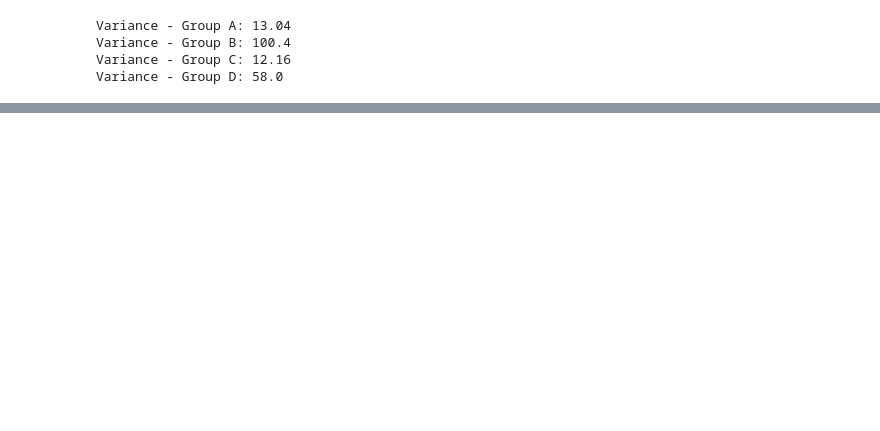
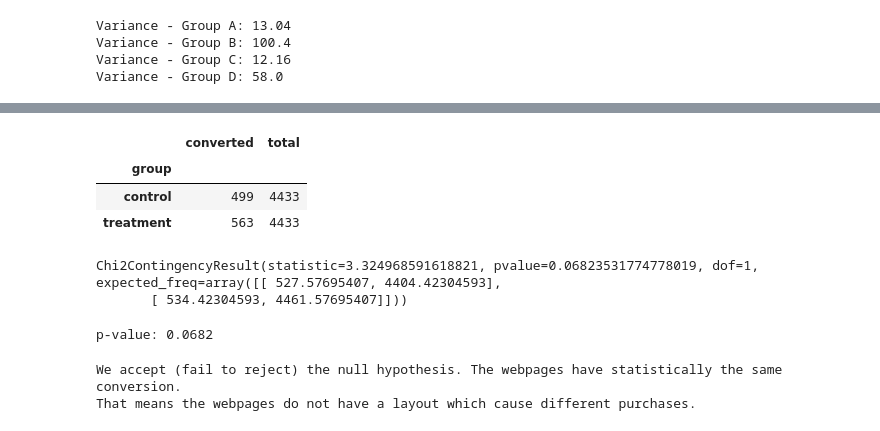
Before and after one commit to lucasquemelli/a-b_testing, a Jupyter notebook: ab_testing.ipynb, the cells around one changed output, grey strips where cells are left out. Saved outputs shown, nothing was run; the diff lists cells and outputs as text; code cells hidden in the pictures; blank space fills up the shorter version.

```diff
--- a/ab_testing.ipynb
+++ b/ab_testing.ipynb
@@ -1139,0 +1407,36 @@ group3 = [6, 8, 8, 9, 5, 14, 13, 8, 10, 9]
+# %%
+# Calculating converted users
+df_ab_new = df_ab[["group", "converted"]].groupby("group").agg({"converted": ["sum", "count"]})
+
+# Flatten the multi-index columns
+df_ab_new.columns = ['converted', 'total']
+
+# show
+df_ab_new
+# %% [output]
+|  | converted | total |
+| group |  |  |
+| control | 499 | 4433 |
+| treatment | 563 | 4433 |
+# %%
+chi2_contingency(df_ab_new)
+# %% [output]
+Chi2ContingencyResult(statistic=3.324968591618821, pvalue=0.06823531774778019, dof=1, expected_freq=array([[ 527.57695407, 4404.42304593],
+       [ 534.42304593, 4461.57695407]]))
+# %%
+chi_val, pval, dof, expected = chi2_contingency(df_ab_new)
+print(f"p-value: {round(pval, 4)}")
+# %% [output]
+p-value: 0.0682
+# %%
+alpha = 0.05
+
+if pval < alpha:
+    print("We reject the null hypothesis. The webpages have converions which are statistically different.\
+          \nThat means the new webpage is better.")
+else:
+    print("We accept (fail to reject) the null hypothesis. The webpages have statistically the same conversion.\
+          \nThat means the webpages do not have a layout which cause different purchases.")
+# %% [output]
+We accept (fail to reject) the null hypothesis. The webpages have statistically the same conversion.
+That means the webpages do not have a layout which cause different purchases.
```
Also changed, not shown: parts of 54 cells of this notebook.
